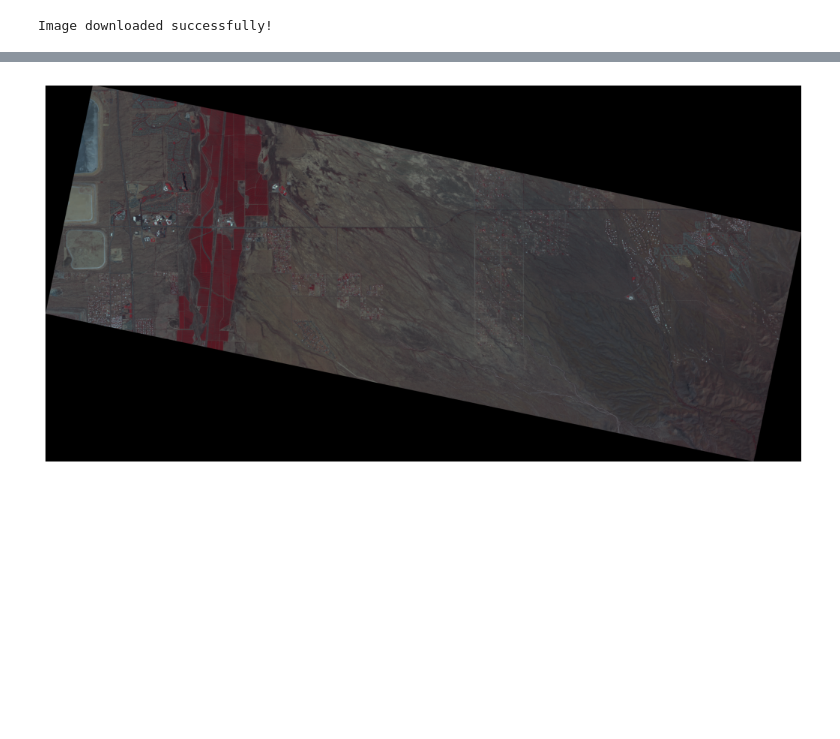
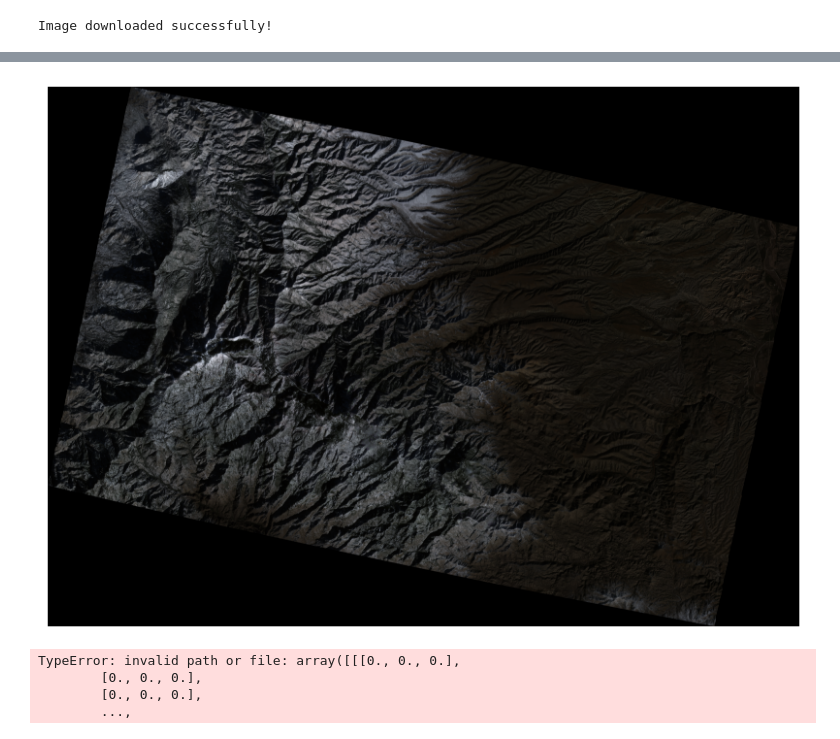
Before and after one commit to ua-datalab/Geospatial_Workshops, a Jupyter notebook: Planet_API.ipynb, the cells around one changed output, grey strips where cells are left out. Saved outputs shown, nothing was run; the diff lists cells and outputs as text; code cells hidden in the pictures; blank space fills up the shorter version.

```diff
--- a/Planet_API.ipynb
+++ b/Planet_API.ipynb
@@ -329,20 +291,20 @@ Requirement already satisfied: GDAL in /usr/local/lib/python3.10/dist-packages (
 # %%
 # Ensure you have the correct file path
-image_path = '/content/tucson_PSS.tif'  # Replace with your file path
+image_path = '/content/lemmon_8jan2024.tif'  # Replace with your file path
 # %%
 with rasterio.open(image_path) as src:
-    image = src.read([4, 3, 2])  # Read only the first three bands
+    image = src.read([3, 2, 1])  # Read only the first three bands
 
 # Normalize the bands
 image = image.astype('float32')
 for i in range(image.shape[0]):
     image[i] /= image[i].max()
 
-plt.figure(figsize=(13, 13))
+plt.figure(figsize=(10, 10))
 
 image = image.transpose(1, 2, 0)  # Transpose dimensions
 plt.imshow(image)
 plt.axis('off')
 plt.show()
 # %% [output]
-[figure, old version]
+[figure, new version]
@@ -348,0 +324,7 @@ plt.show()
+# %%
+show_rgb(image)
+# %% [output]
+TypeError: invalid path or file: array([[[0., 0., 0.],
+        [0., 0., 0.],
+        [0., 0., 0.],
+        ...,
```
Also changed, not shown: parts of 8 cells of this notebook.
